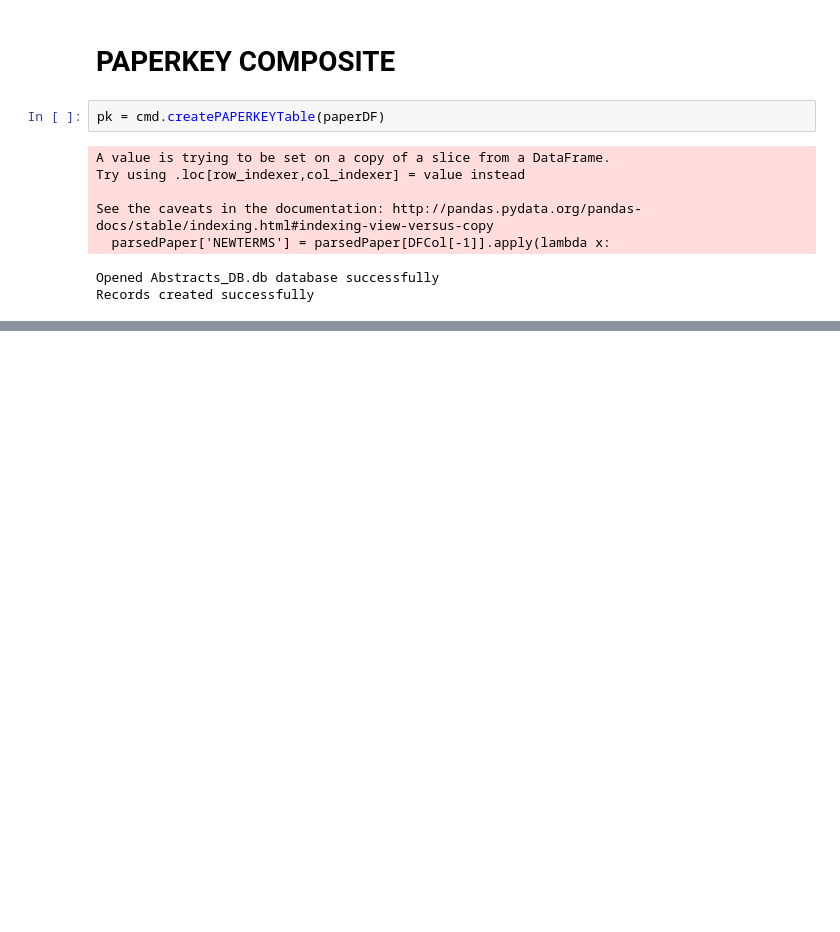
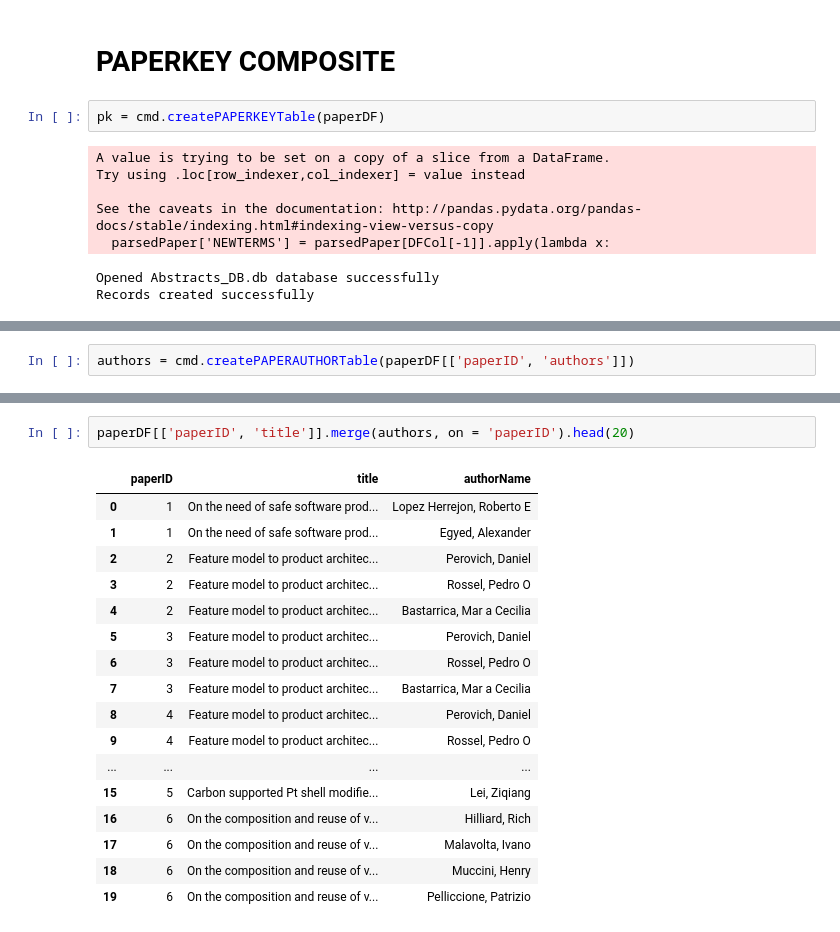
Before and after one commit to noveroa/DataBases, a Jupyter notebook: sqlStart/newSqlNotebooknew_compositesadded.ipynb, the cells around one changed output, grey strips where cells are left out. Saved outputs shown, nothing was run; the diff lists cells and outputs as text; blank space fills up the shorter version.

Commit message:
PAPERAUTHORS and PAPERAFFILIATION composites are added.  Code should be cleaner, and mostly brute force on paperauthors.  See notebook for examples

```diff
--- a/sqlStart/newSqlNotebooknew_compositesadded.ipynb
+++ b/sqlStart/newSqlNotebooknew_compositesadded.ipynb
@@ -226,0 +263,2 @@ pk.tail()
+# %%
+authors = cmd.createPAPERAUTHORTable(paperDF[['paperID', 'authors']])
@@ -226,0 +288,20 @@ pk.tail()
+# %%
+paperDF[['paperID', 'title']].merge(authors, on = 'paperID').head(20)
+# %% [output]
+|  | paperID | title | authorName |
+| 0 | 1 | On the need of safe software prod... | Lopez Herrejon, Roberto E |
+| 1 | 1 | On the need of safe software prod... | Egyed, Alexander |
+| 2 | 2 | Feature model to product architec... | Perovich, Daniel |
+| 3 | 2 | Feature model to product architec... | Rossel, Pedro O |
+| 4 | 2 | Feature model to product architec... | Bastarrica, Mar a Cecilia |
+| 5 | 3 | Feature model to product architec... | Perovich, Daniel |
+| 6 | 3 | Feature model to product architec... | Rossel, Pedro O |
+| 7 | 3 | Feature model to product architec... | Bastarrica, Mar a Cecilia |
+| 8 | 4 | Feature model to product architec... | Perovich, Daniel |
+| 9 | 4 | Feature model to product architec... | Rossel, Pedro O |
+| ... | ... | ... | ... |
+| 15 | 5 | Carbon supported Pt shell modifie... | Lei, Ziqiang |
+| 16 | 6 | On the composition and reuse of v... | Hilliard, Rich |
+| 17 | 6 | On the composition and reuse of v... | Malavolta, Ivano |
+| 18 | 6 | On the composition and reuse of v... | Muccini, Henry |
+| 19 | 6 | On the composition and reuse of v... | Pelliccione, Patrizio |
```
Also changed, not shown: parts of 15 cells of this notebook, 2 other files.
